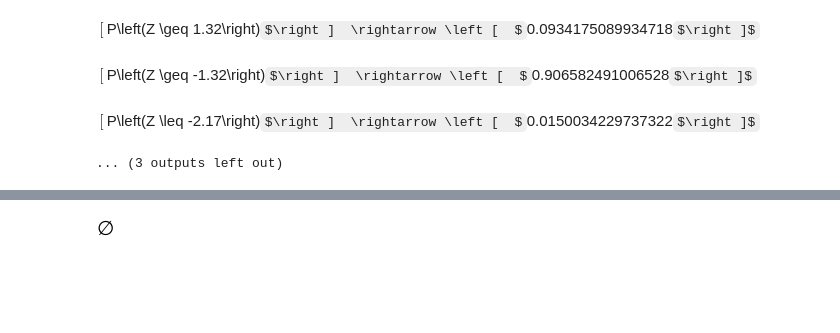
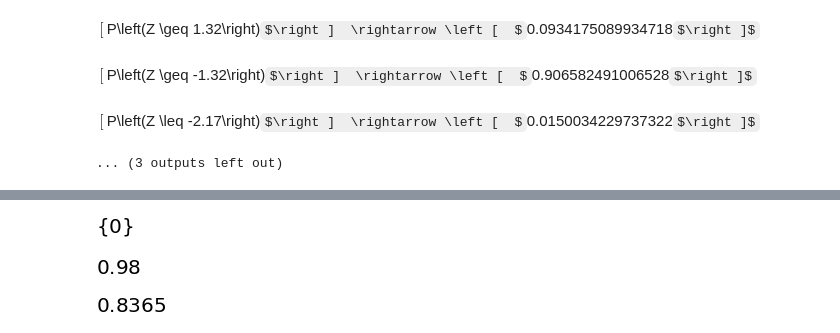
Before and after one commit to crdguez/mat1bac_cit, a Jupyter notebook: notebooks/44_variables_aleatorias.ipynb, the cells around one changed output, grey strips where cells are left out. Saved outputs shown, nothing was run; the diff lists cells and outputs as text; code cells hidden in the pictures; some formulas as TeX source; blank space fills up the shorter version.

```diff
--- a/notebooks/44_variables_aleatorias.ipynb
+++ b/notebooks/44_variables_aleatorias.ipynb
@@ -379,0 +568,34 @@ X = Normal('X',0,1)
+# %%
+puntuacion = '1'
+
+
+datos = [[[5,2],[["And(X<5+k,X>5-k)",0.5934],
+                ]]
+         ,]
+
+# vectores iniciales correspondientes al texto del enunciado
+
+for i, s in enumerate(datos) :
+    n_ejercicio = 'p106e23-'+ str(i)
+
+
+    texto_ejercicio = r"""Calcula el valor de k en cada uno de los siguientes casos:\\
+    """.format(datos[i][0][0],datos[i][0][1])
+
+    display(md("**"+texto_ejercicio+"**"))
+
+    med, desv = datos[i][0]
+    X= Normal('X',med,desv)
+
+    for k,j in enumerate(datos[i][1]) :
+        enunciado_latex, enunciado, solucion = [],[],[]
+        expr = parse_expr(j[0])
+        expr2 = eval(j[0])
+        enunciado_latex.append(r"$P\left("+latex(expr)+r"\right)={}$".format(j[1]))
+        enunciado = str(s)
+
+        sol = r" $"
+        sol+=latex((med-norm.ppf((1-j[1])/2, loc=med, scale=desv)).round(2))+r"$"
+        solucion.append(sol)
+        display(md("$"+latex(enunciado_latex) +"  \\rightarrow " + latex(solucion)+"$" ))
+        df_ejercicios = df_ejercicios.append(añadir_ejercicios(enunciado_latex, enunciado, solucion, texto_ejercicio, curso, titulo , n_ejercicio, '5', '2', enun_tex=False, sol_tex=False), ignore_index=True)
@@ -389,9 +660,18 @@ P(X<0),float(P(X<3.9))
 # %%
 Z = Normal('Z',0,1)
 # %%
-solveset(P(Z<k)-0.5,k)
+solveset(P(Z<=k)-0.5,k).evalf()
 # %% [output]
-[figure, old version]
+[figure, new version]
+# %%
+from scipy.stats import norm
+norm.ppf(0.8365).round(2)
+# %% [output]
+[figure, added]
+# %%
+P(Z<=0.9801744787417053).evalf()
+# %% [output]
+[figure, added]
 # %%
 df_ejercicios
 # %% [output]
```
Also changed, not shown: parts of 16 cells of this notebook, 3 other files.
